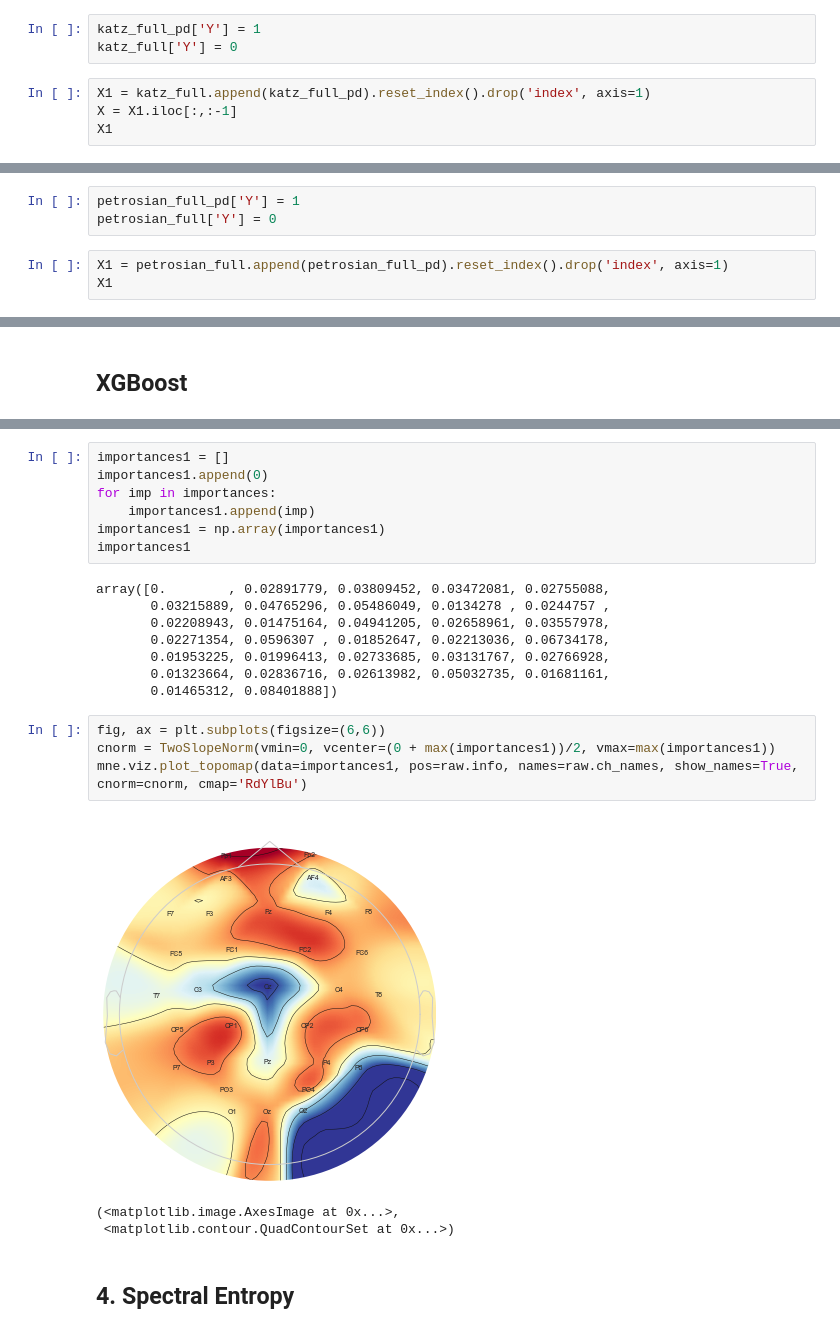
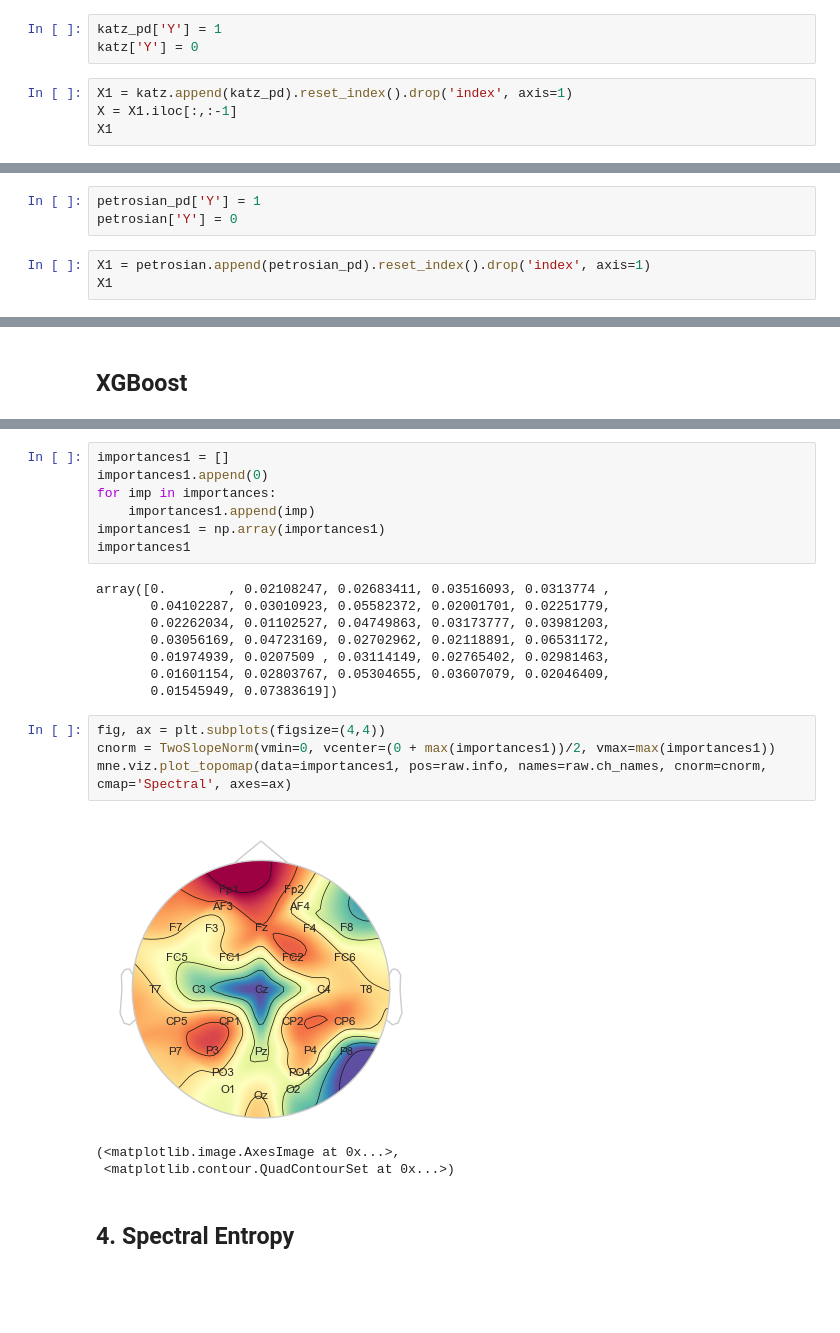
Before and after one commit to UtkarshRedd/EEG-Parkinsons-Alzheimers-Machine-Learning, a Jupyter notebook: jupyter-notebooks/ML_OFF_50pct.ipynb, the cells around one changed output, grey strips where cells are left out. Drawn from its saved outputs; the diff is of its cells as text; blank space fills up the shorter version.

```diff
--- a/jupyter-notebooks/ML_OFF_50pct.ipynb
+++ b/jupyter-notebooks/ML_OFF_50pct.ipynb
@@ -748,10 +703,10 @@ mne.viz.plot_topomap(data=importances1, pos=raw.info, names=raw.ch_names, show_n
 # %% [markdown]
 <h2>2. Katz</h2>
 # %%
-katz_full_pd['Y'] = 1
-katz_full['Y'] = 0
+katz_pd['Y'] = 1
+katz['Y'] = 0
 # %%
-X1 = katz_full.append(katz_full_pd).reset_index().drop('index', axis=1)
+X1 = katz.append(katz_pd).reset_index().drop('index', axis=1)
 X = X1.iloc[:,:-1]
 X1
 # %% [output]
@@ -923,10 +857,10 @@ mne.viz.plot_topomap(data=importances1, pos=raw.info, names=raw.ch_names, show_n
 # %% [markdown]
 <h2>3. Petrosian</h2>
 # %%
-petrosian_full_pd['Y'] = 1
-petrosian_full['Y'] = 0
+petrosian_pd['Y'] = 1
+petrosian['Y'] = 0
 # %%
-X1 = petrosian_full.append(petrosian_full_pd).reset_index().drop('index', axis=1)
+X1 = petrosian.append(petrosian_pd).reset_index().drop('index', axis=1)
 X1
 # %% [output]
 |  | Fp1 | AF3 | F7 | F3 | FC1 | FC5 | T7 | C3 | CP1 | CP5 | ... | ... |
@@ -1134,19 +1089,19 @@ for imp in importances:
 importances1 = np.array(importances1)
 importances1
 # %% [output]
-array([0.        , 0.02891779, 0.03809452, 0.03472081, 0.02755088,
-       0.03215889, 0.04765296, 0.05486049, 0.0134278 , 0.0244757 ,
-       0.02208943, 0.01475164, 0.04941205, 0.02658961, 0.03557978,
-       0.02271354, 0.0596307 , 0.01852647, 0.02213036, 0.06734178,
-       0.01953225, 0.01996413, 0.02733685, 0.03131767, 0.02766928,
-       0.01323664, 0.02836716, 0.02613982, 0.05032735, 0.01681161,
-       0.01465312, 0.08401888])
+array([0.        , 0.02108247, 0.02683411, 0.03516093, 0.0313774 ,
+       0.04102287, 0.03010923, 0.05582372, 0.02001701, 0.02251779,
+       0.02262034, 0.01102527, 0.04749863, 0.03173777, 0.03981203,
+       0.03056169, 0.04723169, 0.02702962, 0.02118891, 0.06531172,
+       0.01974939, 0.0207509 , 0.03114149, 0.02765402, 0.02981463,
+       0.01601154, 0.02803767, 0.05304655, 0.03607079, 0.02046409,
+       0.01545949, 0.07383619])
 # %%
-fig, ax = plt.subplots(figsize=(6,6))
+fig, ax = plt.subplots(figsize=(4,4))
 cnorm = TwoSlopeNorm(vmin=0, vcenter=(0 + max(importances1))/2, vmax=max(importances1))
-mne.viz.plot_topomap(data=importances1, pos=raw.info, names=raw.ch_names, show_names=True, cnorm=cnorm, cmap='RdYlBu')
+mne.viz.plot_topomap(data=importances1, pos=raw.info, names=raw.ch_names, cnorm=cnorm, cmap='Spectral', axes=ax)
 # %% [output]
-[figure, old version]
+[figure, new version]
 (<matplotlib.image.AxesImage at 0x...>,
  <matplotlib.contour.QuadContourSet at 0x...>)
 # %% [markdown]
```
Also changed, not shown: parts of 205 cells of this notebook, 1 other file.
